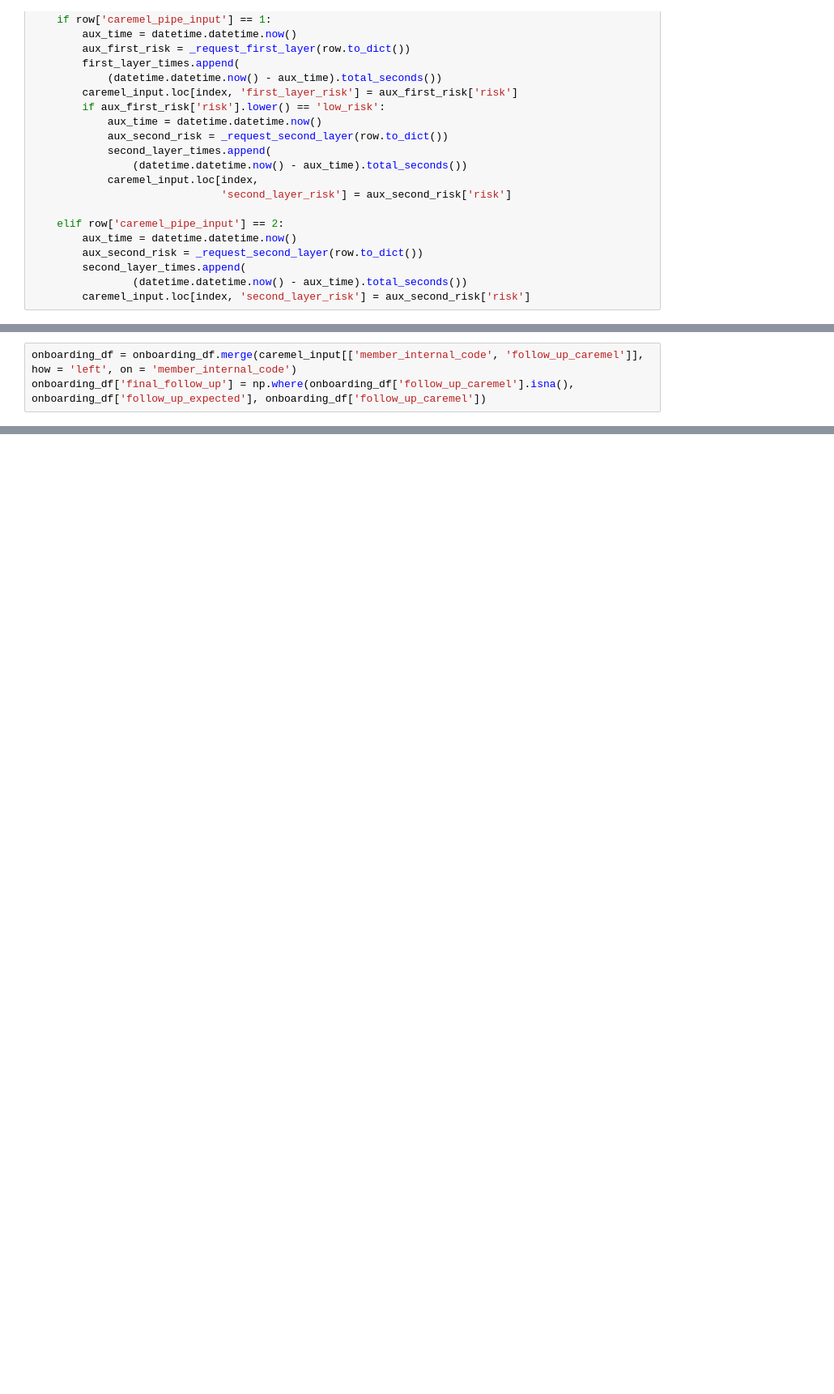
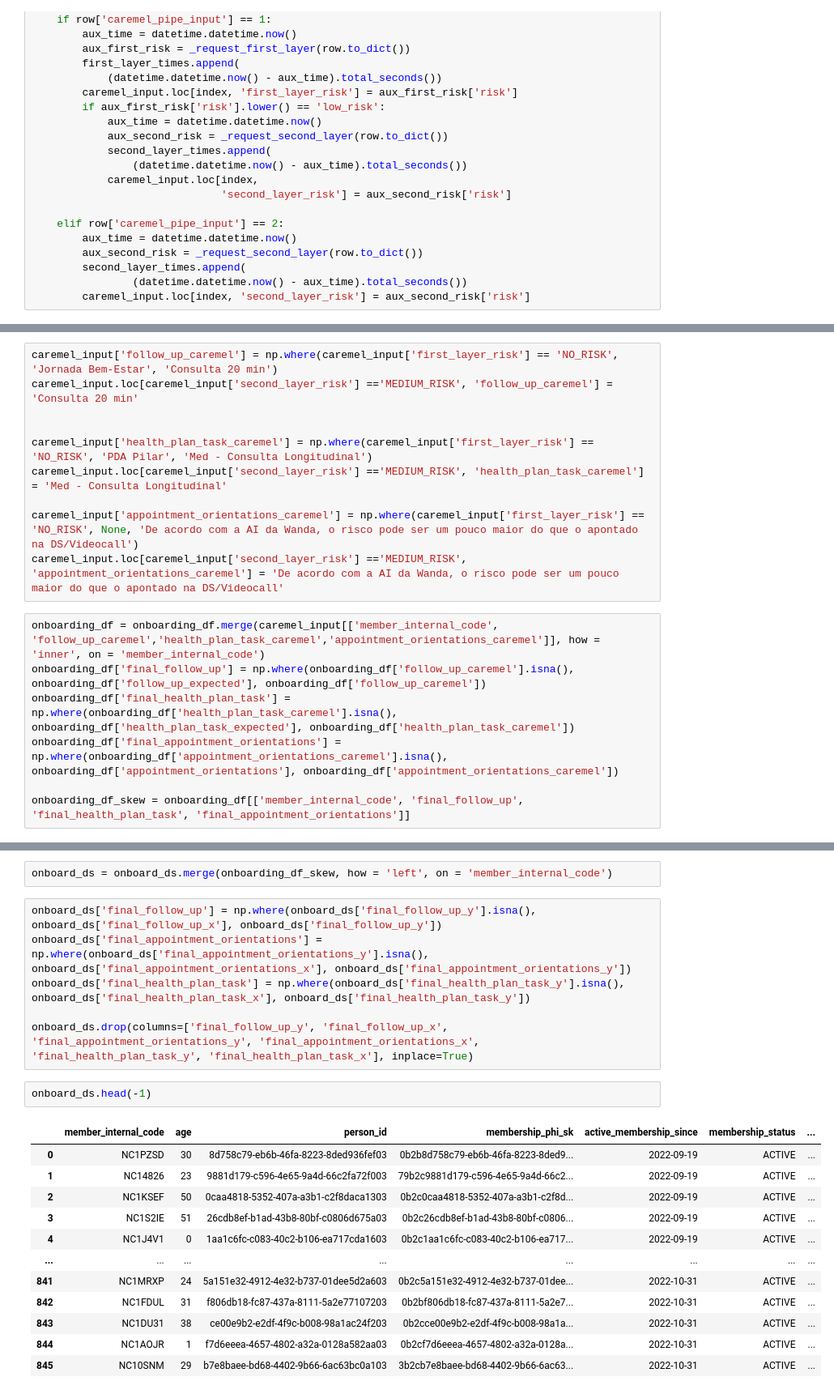
Before and after one commit to luizhsuperti/alice-coding, a Jupyter notebook: caremel_predict/notebooks/00_main.ipynb, the cells around one changed output, grey strips where cells are left out. Shown at 81% size. Cells and saved outputs as stored; diff of their text form; blank space fills up the shorter version.

```diff
--- a/caremel_predict/notebooks/00_main.ipynb
+++ b/caremel_predict/notebooks/00_main.ipynb
@@ -849,3 +844,17 @@ Name: follow_up_caremel, dtype: int64
+# %%
+caremel_input['follow_up_caremel'] = np.where(caremel_input['first_layer_risk'] == 'NO_RISK', 'Jornada Bem-Estar', 'Consulta 20 min')
+caremel_input.loc[caremel_input['second_layer_risk'] =='MEDIUM_RISK', 'follow_up_caremel'] = 'Consulta 20 min'
+
+
+caremel_input['health_plan_task_caremel'] = np.where(caremel_input['first_layer_risk'] == 'NO_RISK', 'PDA Pilar', 'Med - Consulta Longitudinal')
+caremel_input.loc[caremel_input['second_layer_risk'] =='MEDIUM_RISK', 'health_plan_task_caremel'] = 'Med - Consulta Longitudinal'
+
+caremel_input['appointment_orientations_caremel'] = np.where(caremel_input['first_layer_risk'] == 'NO_RISK', None, 'De acordo com a AI da Wanda, o risco pode ser um pouco maior do que o apontado na DS/Videocall')
+caremel_input.loc[caremel_input['second_layer_risk'] =='MEDIUM_RISK', 'appointment_orientations_caremel'] = 'De acordo com a AI da Wanda, o risco pode ser um pouco maior do que o apontado na DS/Videocall'
 # %%
-onboarding_df = onboarding_df.merge(caremel_input[['member_internal_code', 'follow_up_caremel']], how = 'left', on = 'member_internal_code')
+onboarding_df = onboarding_df.merge(caremel_input[['member_internal_code', 'follow_up_caremel','health_plan_task_caremel','appointment_orientations_caremel']], how = 'inner', on = 'member_internal_code')
 onboarding_df['final_follow_up'] = np.where(onboarding_df['follow_up_caremel'].isna(), onboarding_df['follow_up_expected'], onboarding_df['follow_up_caremel'])
+onboarding_df['final_health_plan_task'] = np.where(onboarding_df['health_plan_task_caremel'].isna(), onboarding_df['health_plan_task_expected'], onboarding_df['health_plan_task_caremel'])
+onboarding_df['final_appointment_orientations'] = np.where(onboarding_df['appointment_orientations_caremel'].isna(), onboarding_df['appointment_orientations'], onboarding_df['appointment_orientations_caremel'])
+
+onboarding_df_skew = onboarding_df[['member_internal_code', 'final_follow_up', 'final_health_plan_task', 'final_appointment_orientations']]
@@ -867,0 +863,23 @@ onboarding_df
+# %%
+onboard_ds = onboard_ds.merge(onboarding_df_skew, how = 'left', on = 'member_internal_code')
+# %%
+onboard_ds['final_follow_up'] = np.where(onboard_ds['final_follow_up_y'].isna(), onboard_ds['final_follow_up_x'], onboard_ds['final_follow_up_y'])
+onboard_ds['final_appointment_orientations'] = np.where(onboard_ds['final_appointment_orientations_y'].isna(), onboard_ds['final_appointment_orientations_x'], onboard_ds['final_appointment_orientations_y'])
+onboard_ds['final_health_plan_task'] = np.where(onboard_ds['final_health_plan_task_y'].isna(), onboard_ds['final_health_plan_task_x'], onboard_ds['final_health_plan_task_y'])
+
+onboard_ds.drop(columns=['final_follow_up_y', 'final_follow_up_x', 'final_appointment_orientations_y', 'final_appointment_orientations_x', 'final_health_plan_task_y', 'final_health_plan_task_x'], inplace=True)
+# %%
+onboard_ds.head(-1)
+# %% [output]
+|  | member_internal_code | age | person_id | membership_phi_sk | active_membership_since | membership_status | ... |
+| 0 | NC1PZSD | 30 | 8d758c79-eb6b-46fa-8223-8ded936fef03 | 0b2b8d758c79-eb6b-46fa-8223-8ded9... | 2022-09-19 | ACTIVE | ... |
+| 1 | NC14826 | 23 | 9881d179-c596-4e65-9a4d-66c2fa72f003 | 79b2c9881d179-c596-4e65-9a4d-66c2... | 2022-09-19 | ACTIVE | ... |
+| 2 | NC1KSEF | 50 | 0caa4818-5352-407a-a3b1-c2f8daca1303 | 0b2c0caa4818-5352-407a-a3b1-c2f8d... | 2022-09-19 | ACTIVE | ... |
+| 3 | NC1S2IE | 51 | 26cdb8ef-b1ad-43b8-80bf-c0806d675a03 | 0b2c26cdb8ef-b1ad-43b8-80bf-c0806... | 2022-09-19 | ACTIVE | ... |
+| 4 | NC1J4V1 | 0 | 1aa1c6fc-c083-40c2-b106-ea717cda1603 | 0b2c1aa1c6fc-c083-40c2-b106-ea717... | 2022-09-19 | ACTIVE | ... |
+| ... | ... | ... | ... | ... | ... | ... | ... |
+| 841 | NC1MRXP | 24 | 5a151e32-4912-4e32-b737-01dee5d2a603 | 0b2c5a151e32-4912-4e32-b737-01dee... | 2022-10-31 | ACTIVE | ... |
+| 842 | NC1FDUL | 31 | f806db18-fc87-437a-8111-5a2e77107203 | 0b2bf806db18-fc87-437a-8111-5a2e7... | 2022-10-31 | ACTIVE | ... |
+| 843 | NC1DU31 | 38 | ce00e9b2-e2df-4f9c-b008-98a1ac24f203 | 0b2cce00e9b2-e2df-4f9c-b008-98a1a... | 2022-10-31 | ACTIVE | ... |
+| 844 | NC1AOJR | 1 | f7d6eeea-4657-4802-a32a-0128a582aa03 | 0b2cf7d6eeea-4657-4802-a32a-0128a... | 2022-10-31 | ACTIVE | ... |
+| 845 | NC10SNM | 29 | b7e8baee-bd68-4402-9b66-6ac63bc0a103 | 3b2cb7e8baee-bd68-4402-9b66-6ac63... | 2022-10-31 | ACTIVE | ... |
```
Also changed, not shown: parts of 7 cells of this notebook, 4 other files.
